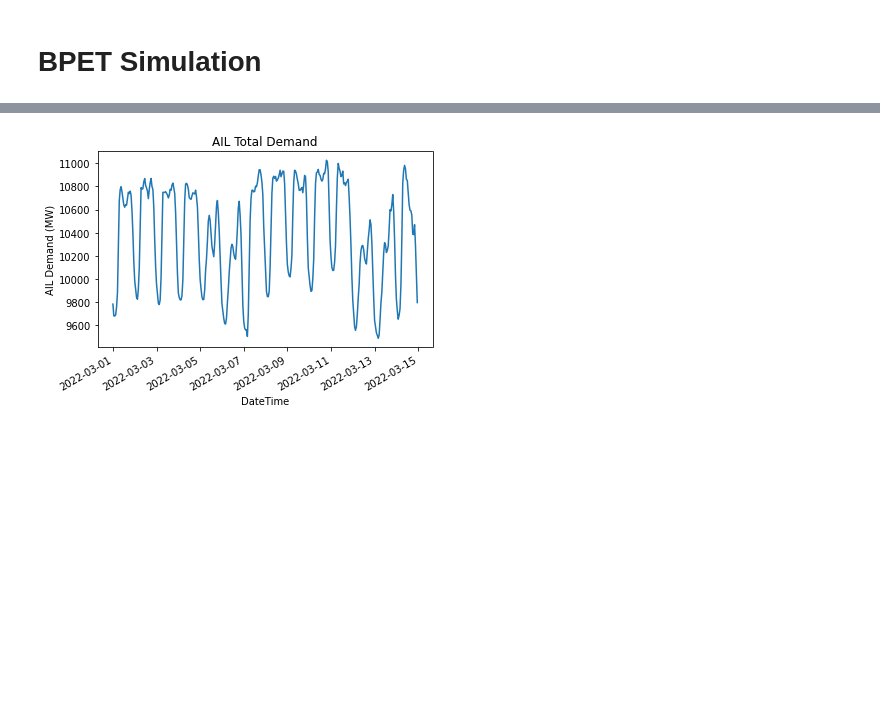
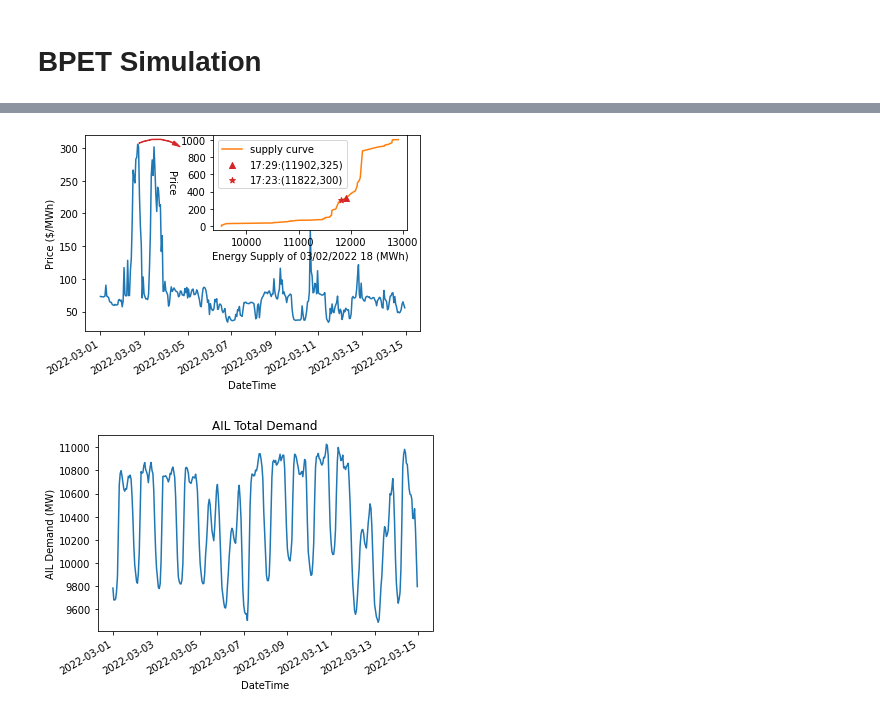
Before and after one commit to CaixiangFan/bpet-contracts, a Jupyter notebook: aeso/src/dataProcess.ipynb, the cells around one changed output, grey strips where cells are left out. Cells and saved outputs as stored; diff of their text form; code cells hidden in the pictures; blank space fills up the shorter version.

Commit message:
update benchmark perf plot

```diff
--- a/aeso/src/dataProcess.ipynb
+++ b/aeso/src/dataProcess.ipynb
@@ -926,3 +880,82 @@ fig.savefig('Pool_Price_plot.pdf')
+# %%
+import matplotlib.patches as patches
+from datetime import datetime
+import matplotlib.dates as md
+
+df = pd.read_csv('HistoricalPoolPrice_03012022_12302022.csv', index_col=0)
+dt = []
+for oldtime in df['Date (HE)'].values:
+  frag = oldtime.split(' ')
+  newtime = frag[0] + ' ' + str(int(frag[1]) - 1)
+  dt.append(newtime)
+df['DateTime'] = dt
+df[['Date', 'HE']] = df['Date (HE)'].str.split(' ', expand=True)
+df['Date'] = pd.to_datetime(df['Date'])
+df['DateTime'] = pd.to_datetime(df['DateTime'], format='%m/%d/%Y %H')
+df.set_index('DateTime', inplace=True)
+
+plot = df[df.index < datetime(2022, 3, 15)]['Price ($)'].plot(ylabel='Price ($/MWh)', )
+fig = plot.get_figure()
+
+# Plot arrow
+style = "Simple, tail_width=0.5, head_width=4, head_length=8"
+kw = dict(arrowstyle=style, color="tab:red")
+t0 = datetime(2022,3,2, 16, 30)
+t1 = datetime(2022,3,4, 17, 29)
+
+x0 = md.date2num(t0)
+y0 = 306
+xw = md.date2num(t1)
+yw = 300
+a3 = patches.FancyArrowPatch((x0, y0), (xw, yw),
+                             connectionstyle="arc3,rad=-.3", **kw)
+fig.gca().add_patch(a3)
+
+# Plot 2022-03-02 18 supply curve
+l, b, h, w = .42, .55, .45, .33
+ax = fig.add_axes([l, b, h, w])
+ax.set_ylabel("Price",rotation=-90,labelpad=15)
+date = '03/02/2022'
+he = 18
+datehe = date +' '+str(he)
+df = pd.read_csv("MeritOrderSnapshotEnergy_03012022_05012022.csv")
+df_moe = df[(df['Date'] == date) & ((df['HE'] == he))]
+
+df_smp = pd.read_csv("HistoricalSystemMarginalPrice_09012021_08312022.csv")
+df_smp = df_smp[df_smp['Date (HE)'] == datehe]
+
+df = df_moe[df_moe['Import/Export'] != 'E']
+# sort unique prices in an ascending order
+prices = df.Price.unique()[::-1]
+aggSupplyAtPrice = []
+for price in prices:
+  aggSupplyAtPrice.append(df[df.Price == price]['Available MW'].values.sum())
+cumSupply = np.cumsum(aggSupplyAtPrice)
+ax.plot(cumSupply, prices, color="tab:orange", label='supply curve')
+ax.set_xlabel('Energy Supply of {} (MWh)'.format(datehe))
+
+yticks = np.arange(0, 1100, 200)
+ax.set_yticks(yticks)
+markers = ["^", "*", "s", "o"]
+marker_idx = 0
+# plot the highest two prices
+poolVolumes = df_smp[:2]
+for _, item in df_smp[:2].iterrows():
+  smp = item['Price ($)']
+  time = item['Time']
+  idx = np.where(prices == smp)
+  poolVolume = cumSupply[idx][0]
+
+  ax.scatter(x=poolVolume, y=smp, marker=markers[marker_idx], color="tab:red", label='{}:({},{})'.format(time, poolVolume, int(smp)), zorder=5)
+  ax.legend(loc='upper left')
+  marker_idx += 1
+
+
+fig.savefig('simulation_pp.png',dpi=300)
+fig.savefig('simulation_pp.pdf')
+fig.show()
+# %% [output]
+[figure, added]
 # %%
 # AIL demand should not be fixed in an hour; it fluctuates minutes by minutes accross an hour.
 # A more accurate demand is from the actually dispatched total amount in the merit order.
```
Also changed, not shown: parts of 4 cells of this notebook, 1 other file.
